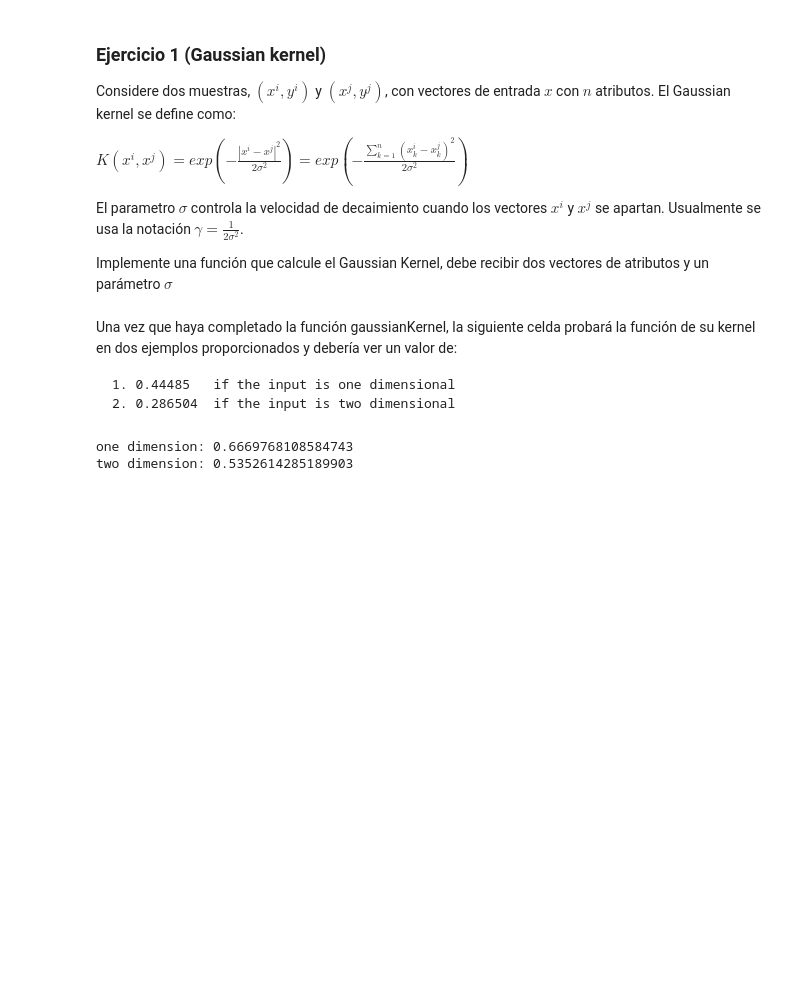
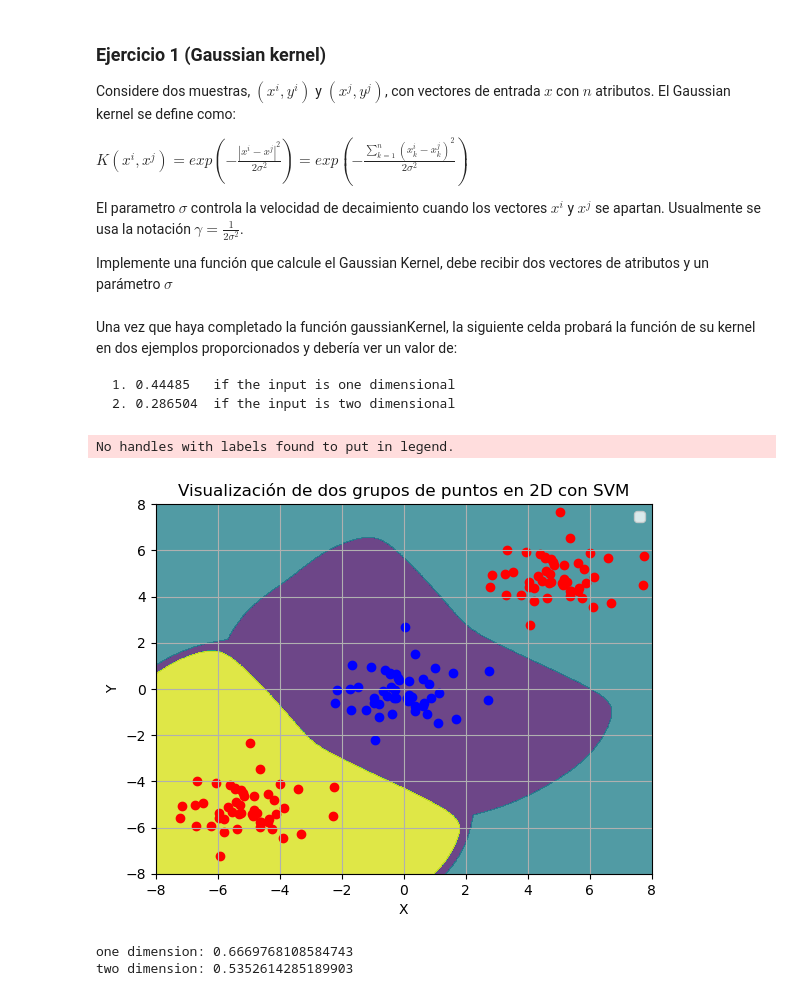
Before and after one commit to cam2149/MachineLearningIII, a Jupyter notebook: SVM_Taller.ipynb, the cells around one changed output. Drawn from its saved outputs; the diff is of its cells as text; code cells hidden in the pictures; blank space fills up the shorter version.

```diff
--- a/SVM_Taller.ipynb
+++ b/SVM_Taller.ipynb
@@ -127,6 +127,46 @@ def gaussianKernel(x1, x2, sigma):
     kernel_value = np.exp(-norm_squared / (2 * sigma_squared))
 
     return kernel_value
+# %%
+def custom_kernel(sigma):
+    def kernel(X, Y):
+        # Kernel RBF personalizado con sigma
+        return np.exp(-np.linalg.norm(X[:, np.newaxis] - Y, axis=2) ** 2 / (2 * sigma ** 2))
+    return kernel
+
+# Crear el modelo con kernel personalizado
+sigma_value = 1.0
+clf = SVC(kernel=custom_kernel(sigma_value))
+
+# Entrenar el modelo
+clf.fit(X, y)
+
+# Plot the decision boundary
+h = .02  # step size in the mesh
+x_min, x_max = X[:, 0].min() - 1, X[:, 0].max() + 1
+y_min, y_max = X[:, 1].min() - 1, X[:, 1].max() + 1
+xx, yy = np.meshgrid(np.arange(x_min, x_max, h),
+                     np.arange(y_min, y_max, h))
+
+Z = clf.predict(np.c_[xx.ravel(), yy.ravel()])
+Z = Z.reshape(xx.shape)
+
+plt.contourf(xx, yy, Z, alpha=0.8)
+
+plt.legend()
+plt.xlabel('X')
+plt.ylabel('Y')
+plt.title('Visualización de dos grupos de puntos en 2D con SVM')
+# Visualize data points
+plt.scatter(center_points[:, 0], center_points[:, 1], color='blue', label='Grupo 1')
+plt.scatter(side_points1[:, 0], side_points1[:, 1], color='red', label='Grupo 2')
+plt.scatter(side_points2[:, 0], side_points2[:, 1], color='red')
+plt.grid(True)
+plt.axis([-8,8,-8,8])
+plt.show()
+# %% [output]
+No handles with labels found to put in legend.
+[figure, added]
 # %%
 def visualize_gaussian_kernel(x1, x2, sigmas):
     plt.figure(figsize=(10, 6))
```
Also changed, not shown: parts of 5 cells of this notebook.
